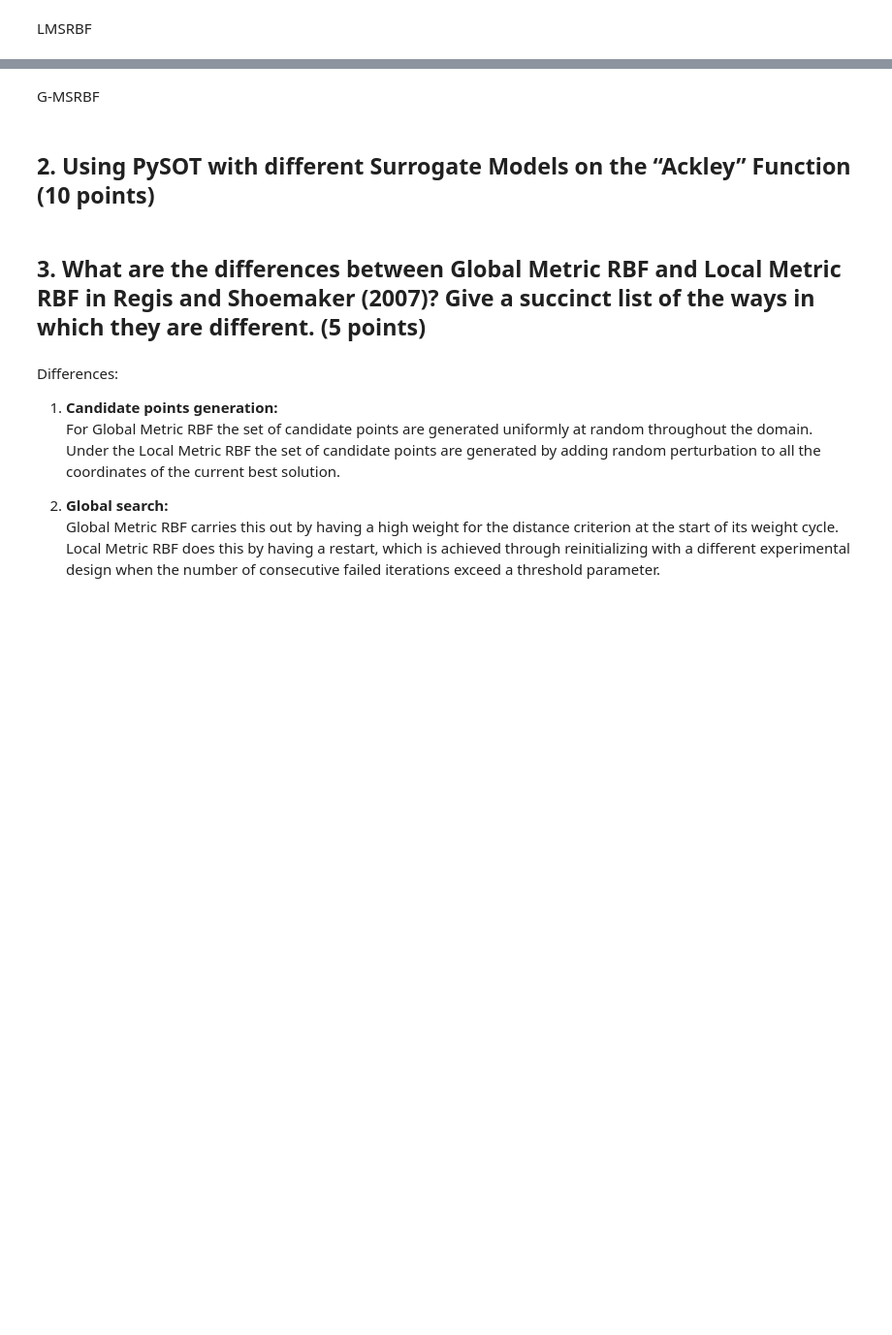
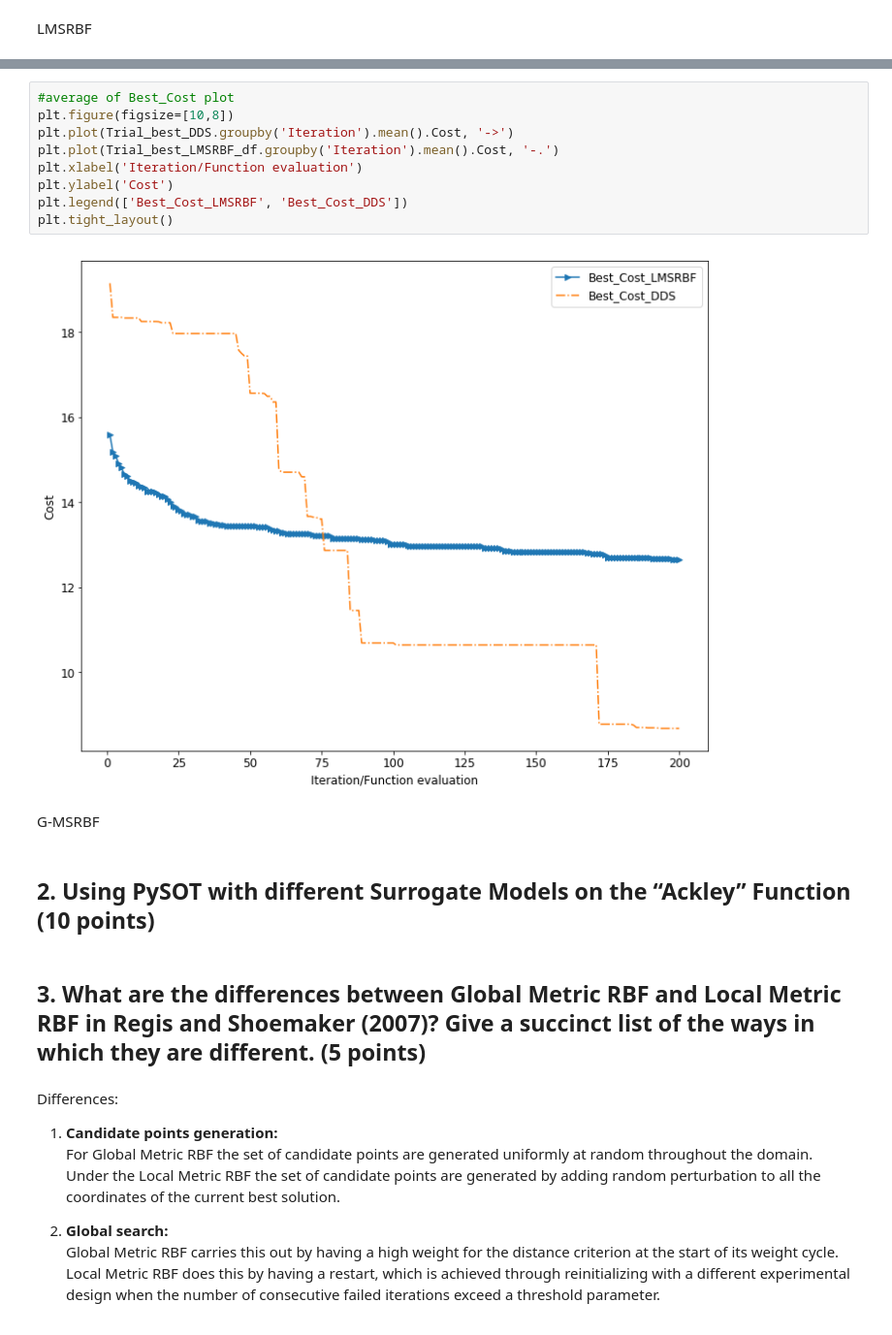
Before and after one commit to aloisiusStephen/IE6511_HW, a Jupyter notebook: HW7/Homework 7.ipynb, the cells around one changed output, grey strips where cells are left out. Shown at 97% size. Drawn from its saved outputs; the diff is of its cells as text; blank space fills up the shorter version.

```diff
--- a/HW7/Homework 7.ipynb
+++ b/HW7/Homework 7.ipynb
@@ -137,3 +154,14 @@ Best solution found: [ 1.36947  3.91325  4.43871  4.67147 -3.99204 -2.04293  0.1
+# %%
+#average of Best_Cost plot
+plt.figure(figsize=[10,8])
+plt.plot(Trial_best_DDS.groupby('Iteration').mean().Cost, '->')
+plt.plot(Trial_best_LMSRBF_df.groupby('Iteration').mean().Cost, '-.')
+plt.xlabel('Iteration/Function evaluation')
+plt.ylabel('Cost')
+plt.legend(['Best_Cost_LMSRBF', 'Best_Cost_DDS'])
+plt.tight_layout()
+# %% [output]
+[figure, added]
 # %% [markdown]
 G-MSRBF
 # %% [markdown]
```
Also changed, not shown: parts of 7 cells of this notebook.
